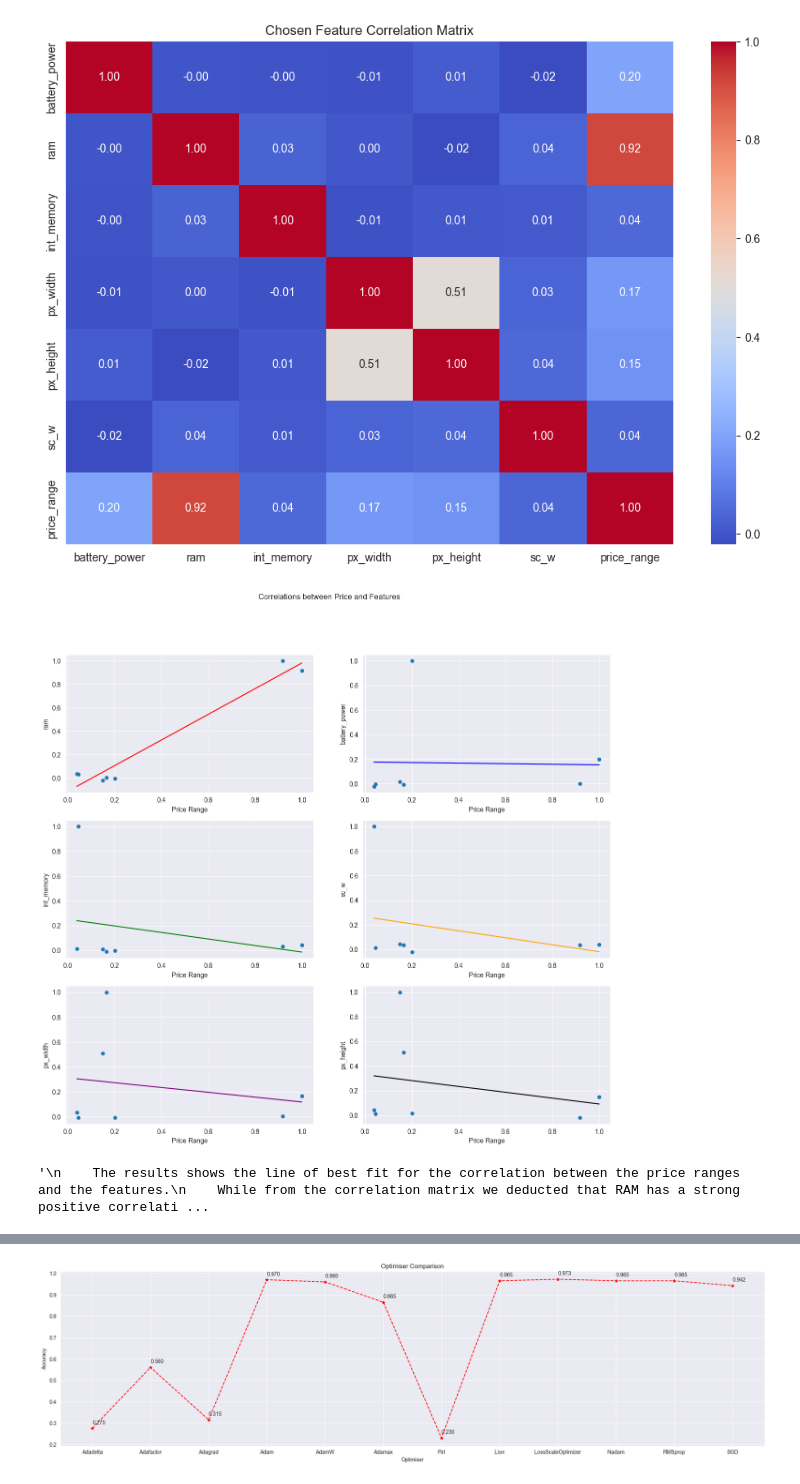
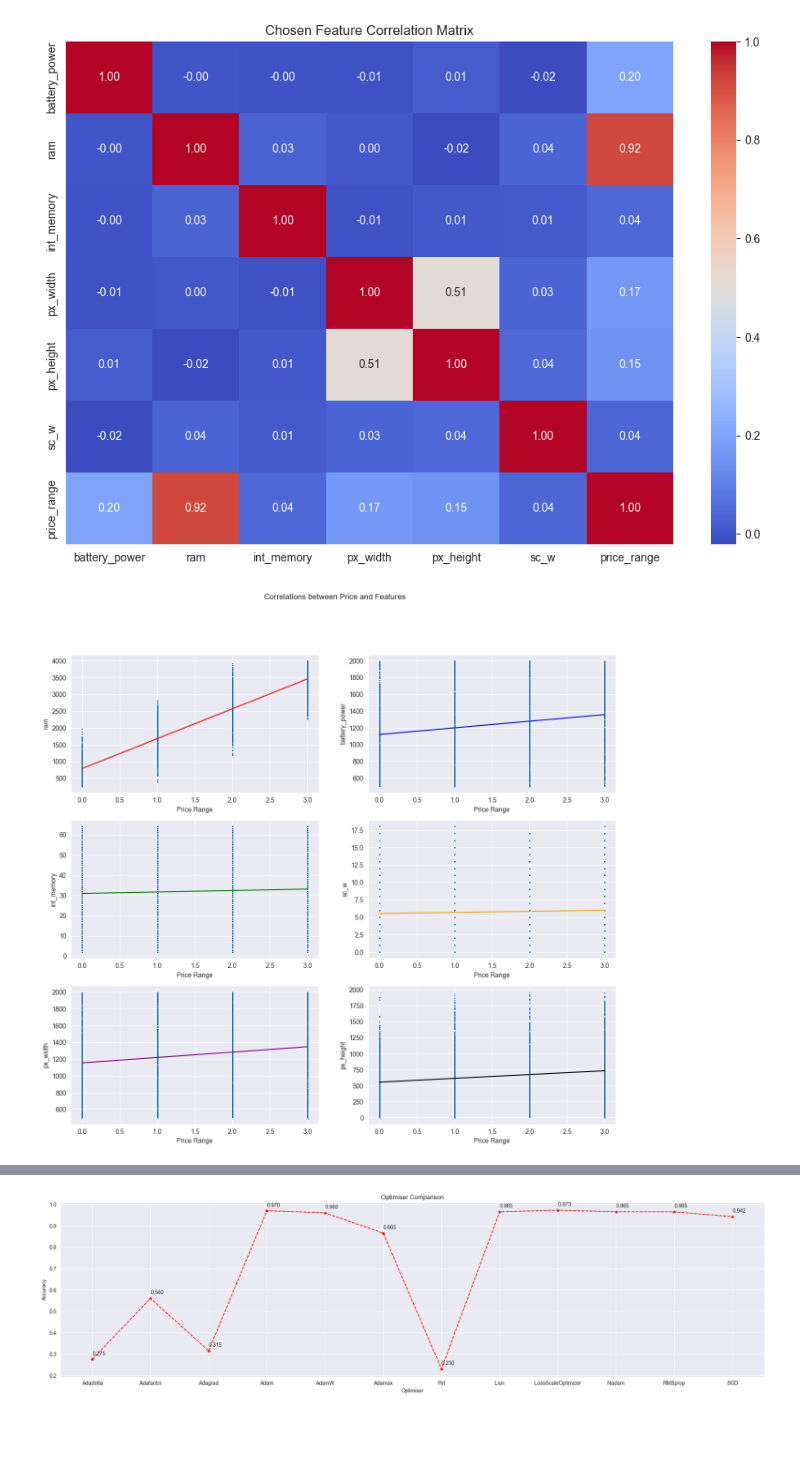
Before and after one commit to M-Byte480/cs4287-NNC-Multi-Layer-Perceptron-Phone-Price-Classifier, a Jupyter notebook: CS4287-Prj1-21308128-21331308.ipynb, the cells around one changed output, grey strips where cells are left out. Saved outputs shown, nothing was run; the diff lists cells and outputs as text; code cells hidden in the pictures; blank space fills up the shorter version.

```diff
--- a/CS4287-Prj1-21308128-21331308.ipynb
+++ b/CS4287-Prj1-21308128-21331308.ipynb
@@ -117,47 +118,49 @@ def split_and_normalise_data(k_folds=5):
 
 # Multiple Subplots
 # https://matplotlib.org/stable/gallery/subplots_axes_and_figures/subplots_demo.html
 fig, axis = plt.subplots(3,2)       # 3 rows, 2 columns
 fig.suptitle('Correlations between Price and Features')
 fig.set_figheight(13)
 fig.set_figwidth(15)
 
 # Take the features we will be plotting against price
-price =         corr_matrix['price_range']
-ram =           corr_matrix['ram']
-batter_power =  corr_matrix['battery_power']
-int_memory =    corr_matrix['int_memory']
-px_width =      corr_matrix['px_width']
-px_height =     corr_matrix['px_height']
-sc_w =          corr_matrix['sc_w']
+price =         data['price_range']
+ram =           data['ram']
+batter_power =  data['battery_power']
+int_memory =    data['int_memory']
+px_width =      data['px_width']
+px_height =     data['px_height']
+sc_w =          data['sc_w']
 
 data_sets = [ram, batter_power, int_memory, sc_w, px_width, px_height]
 colours = ['red', 'blue', 'green', 'orange', 'purple', 'black']
-marker_size = 25
+marker_size = 1
 marker_symbol = 'o'
 
 i = 0
 for row in range(3):
     for col in range(2):
         data_being_plotted = data_sets[i] # Which data to plot
         plot = axis[row, col]             # Mapped to which plot
 
         plot.scatter(price, data_being_plotted, marker=marker_symbol, s=marker_size)    # Place the markers
         plot.plot(np.unique(price), np.poly1d(np.polyfit(price, data_being_plotted, 1)) # Line of best fit from GeeksForGeeks
          (np.unique(price)), color=colours[i])
 
         plot.set(xlabel='Price Range', ylabel=f'{data_being_plotted.name}')
         i += 1
 
 plt.show()
 
-"""
-    The results shows the line of best fit for the correlation between the price ranges and the features.
-    While from the correlation matrix we deducted that RAM has a strong positive correlation, we can visually see that
-    the points are relatively close to the line (as contrast to the other features).
-"""
+#
+# The results show the line of best fit for the correlation between the price ranges and the features.
+# While from the correlation matrix we deducted that RAM has a strong positive correlation (as seen in the correlation matrix),
+# we can visually see that.
+#
+# Battery Power has a weak positive correlation, the same with the pixel width and height
+# In contrast, internal memory and screen width have a very weak correlation
+#
 # %% [output]
-[figure, old version]
+[figure, new version]
-'\n    The results shows the line of best fit for the correlation between the price ranges and the features.\n    While from the correlation matrix we deducted that RAM has a strong positive correlati ...
 # %%
 """
```
Also changed, not shown: parts of 17 cells of this notebook.
